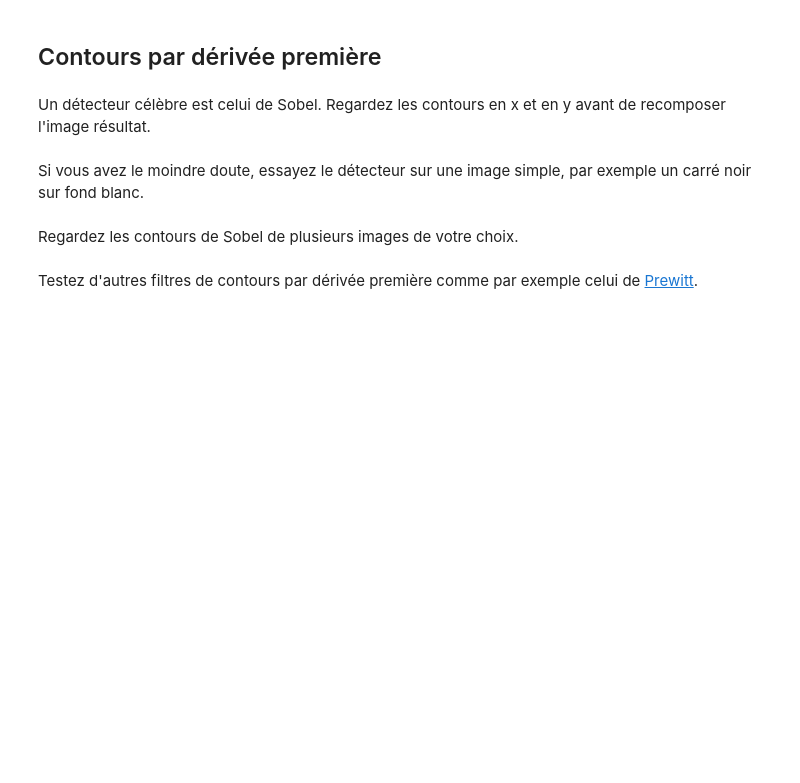
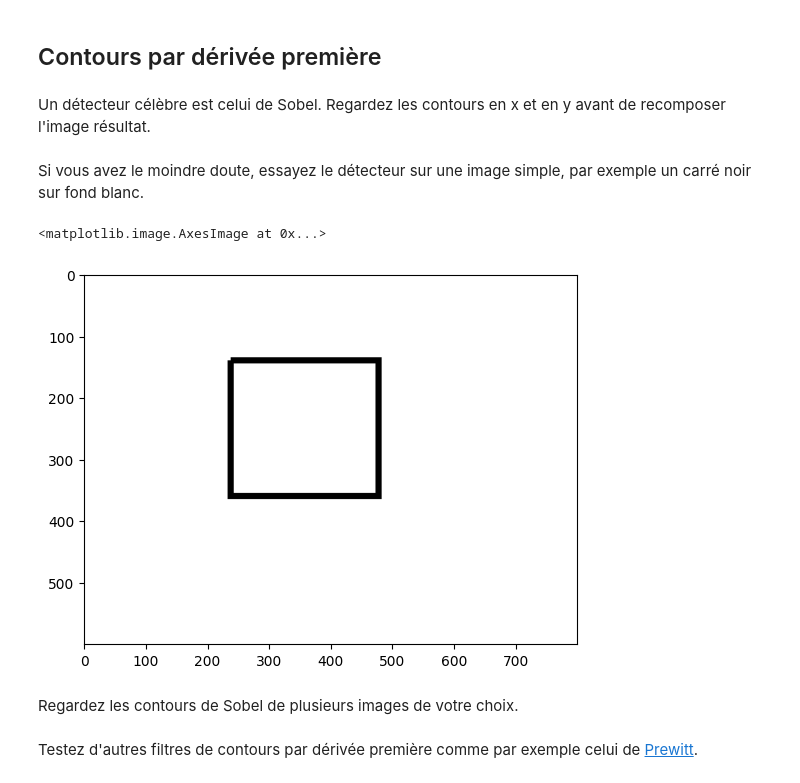
Before and after one commit to Tsukoyachi/CS-Semester-5-6, a Jupyter notebook: TD/S6/Données Numériques/TD6/TPconv.ipynb, the cells around one changed output. Saved outputs shown, nothing was run; the diff lists cells and outputs as text; code cells hidden in the pictures; blank space fills up the shorter version.

```diff
--- a/TD/S6/Données Numériques/TD6/TPconv.ipynb
+++ b/TD/S6/Données Numériques/TD6/TPconv.ipynb
@@ -98,9 +100,11 @@ Un détecteur célèbre est celui de Sobel. Regardez les contours en x et en y a
 # %% [markdown]
 Si vous avez le moindre doute, essayez le détecteur sur une image simple, par exemple un carré noir sur fond blanc.
 # %%
-img = io.imread('/home/lingrand/Ens/SSII/Cours8-contours/carreNoir.png')
-# à dessiner vous même dans votre outil de dessin préféré
+img = io.imread('./carreNoir.png')
 plt.imshow(img)
+# %% [output]
+<matplotlib.image.AxesImage at 0x...>
+[figure, added]
 # %%
 # calcul des contours verticaux
 sobelx = np.array([[1,0,-1],[2,0,-2],[1,0,-1]])/4.0
```
Also changed, not shown: parts of 2 cells of this notebook, 2 other files.
